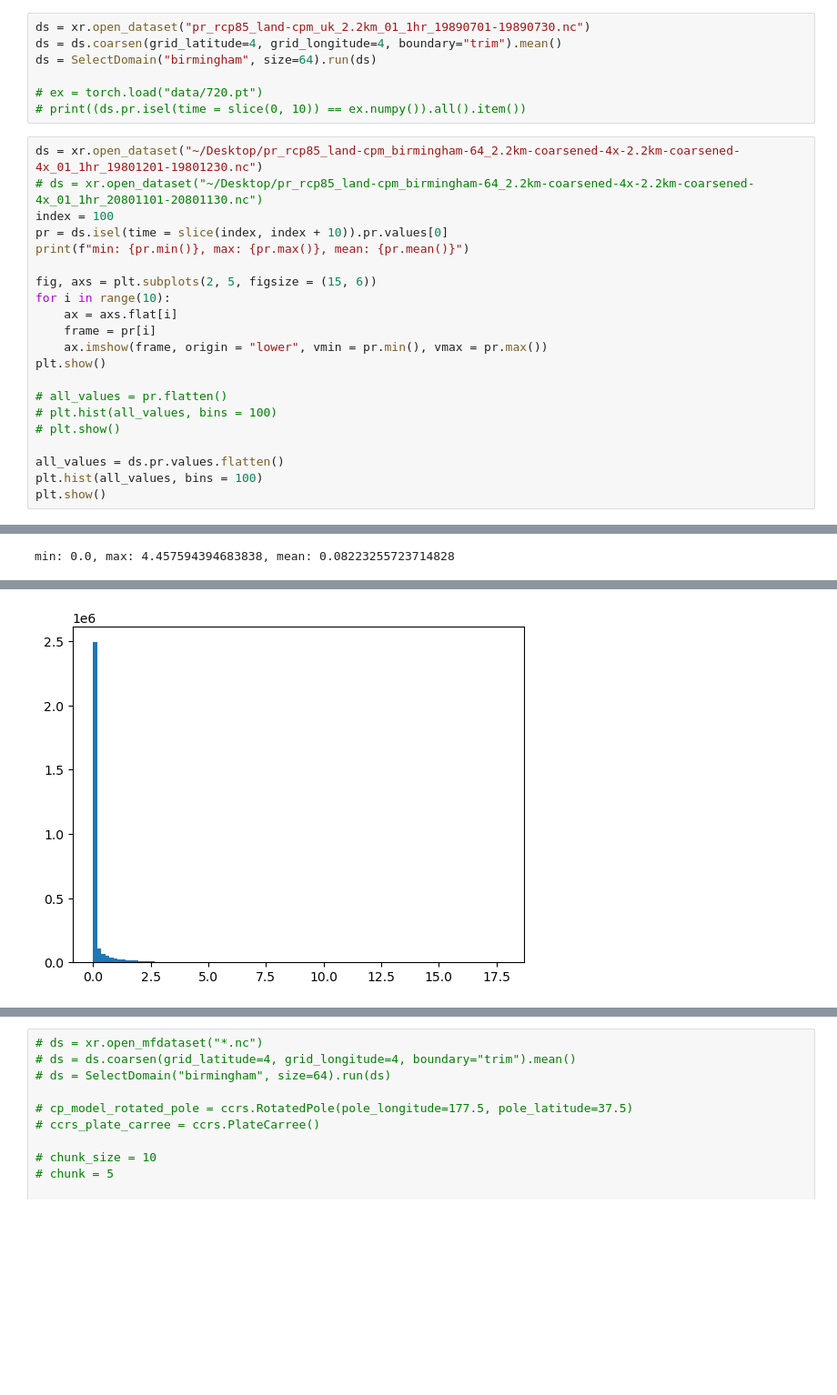
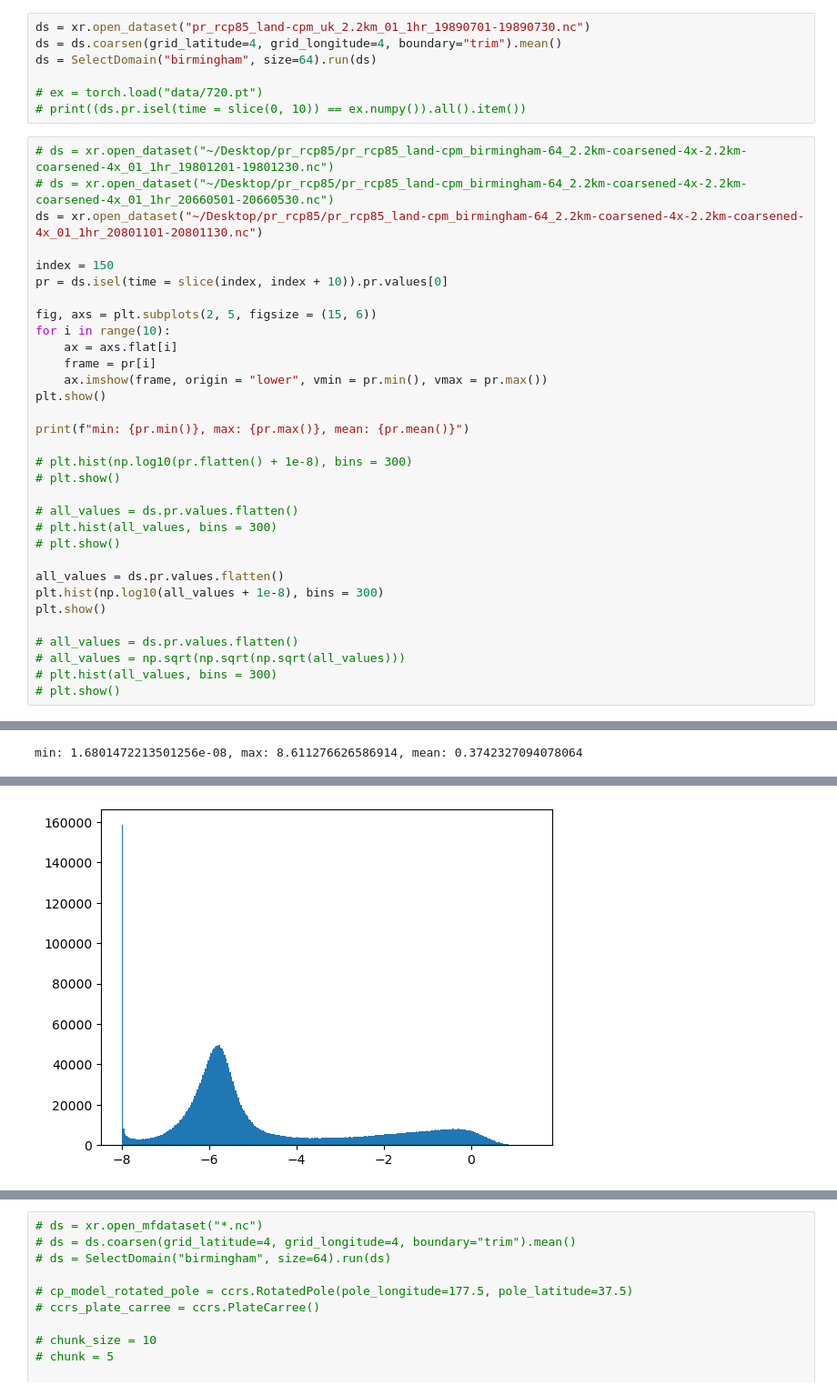
Before and after one commit to henryaddison/video-diffusion-climate, a Jupyter notebook: notebooks/explore.ipynb, the cells around one changed output, grey strips where cells are left out. Shown at 91% size. Cells and saved outputs as stored; diff of their text form; blank space fills up the shorter version.

```diff
--- a/notebooks/explore.ipynb
+++ b/notebooks/explore.ipynb
@@ -118,11 +118,12 @@ ds = SelectDomain("birmingham", size=64).run(ds)
 # ex = torch.load("data/720.pt")
 # print((ds.pr.isel(time = slice(0, 10)) == ex.numpy()).all().item())
 # %%
-ds = xr.open_dataset("~/Desktop/pr_rcp85_land-cpm_birmingham-64_2.2km-coarsened-4x-2.2km-coarsened-4x_01_1hr_19801201-19801230.nc")
-# ds = xr.open_dataset("~/Desktop/pr_rcp85_land-cpm_birmingham-64_2.2km-coarsened-4x-2.2km-coarsened-4x_01_1hr_20801101-20801130.nc")
-index = 100
+# ds = xr.open_dataset("~/Desktop/pr_rcp85/pr_rcp85_land-cpm_birmingham-64_2.2km-coarsened-4x-2.2km-coarsened-4x_01_1hr_19801201-19801230.nc")
+# ds = xr.open_dataset("~/Desktop/pr_rcp85/pr_rcp85_land-cpm_birmingham-64_2.2km-coarsened-4x-2.2km-coarsened-4x_01_1hr_20660501-20660530.nc")
+ds = xr.open_dataset("~/Desktop/pr_rcp85/pr_rcp85_land-cpm_birmingham-64_2.2km-coarsened-4x-2.2km-coarsened-4x_01_1hr_20801101-20801130.nc")
+
+index = 150
 pr = ds.isel(time = slice(index, index + 10)).pr.values[0]
-print(f"min: {pr.min()}, max: {pr.max()}, mean: {pr.mean()}")
 
 fig, axs = plt.subplots(2, 5, figsize = (15, 6))
 for i in range(10):
@@ -131,11 +132,21 @@ for i in range(10):
     ax.imshow(frame, origin = "lower", vmin = pr.min(), vmax = pr.max())
 plt.show()
 
-# all_values = pr.flatten()
-# plt.hist(all_values, bins = 100)
+print(f"min: {pr.min()}, max: {pr.max()}, mean: {pr.mean()}")
+
+# plt.hist(np.log10(pr.flatten() + 1e-8), bins = 300)
+# plt.show()
+
+# all_values = ds.pr.values.flatten()
+# plt.hist(all_values, bins = 300)
 # plt.show()
 
 all_values = ds.pr.values.flatten()
-plt.hist(all_values, bins = 100)
+plt.hist(np.log10(all_values + 1e-8), bins = 300)
 plt.show()
+
+# all_values = ds.pr.values.flatten()
+# all_values = np.sqrt(np.sqrt(np.sqrt(all_values)))
+# plt.hist(all_values, bins = 300)
+# plt.show()
 # %% [output]
@@ -142 +154 @@ plt.show()
-min: 0.0, max: 4.457594394683838, mean: 0.08223255723714828
+min: 1.6801472213501256e-08, max: 8.611276626586914, mean: 0.3742327094078064
@@ -144 +155 @@ min: 0.0, max: 4.457594394683838, mean: 0.08223255723714828
-[figure, old version]
+[figure, new version]
```
Also changed, not shown: parts of 5 cells of this notebook, 4 other files.
